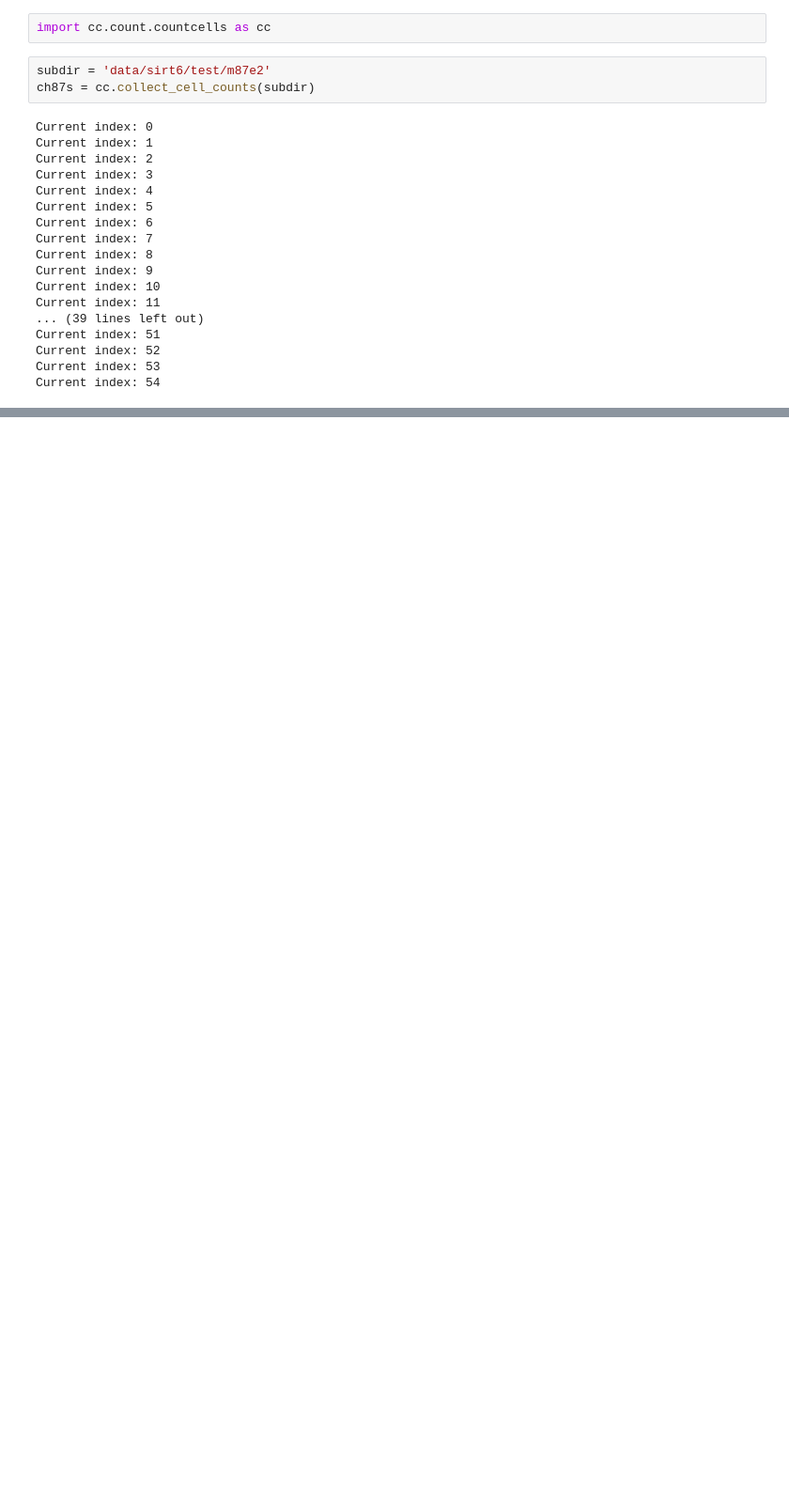
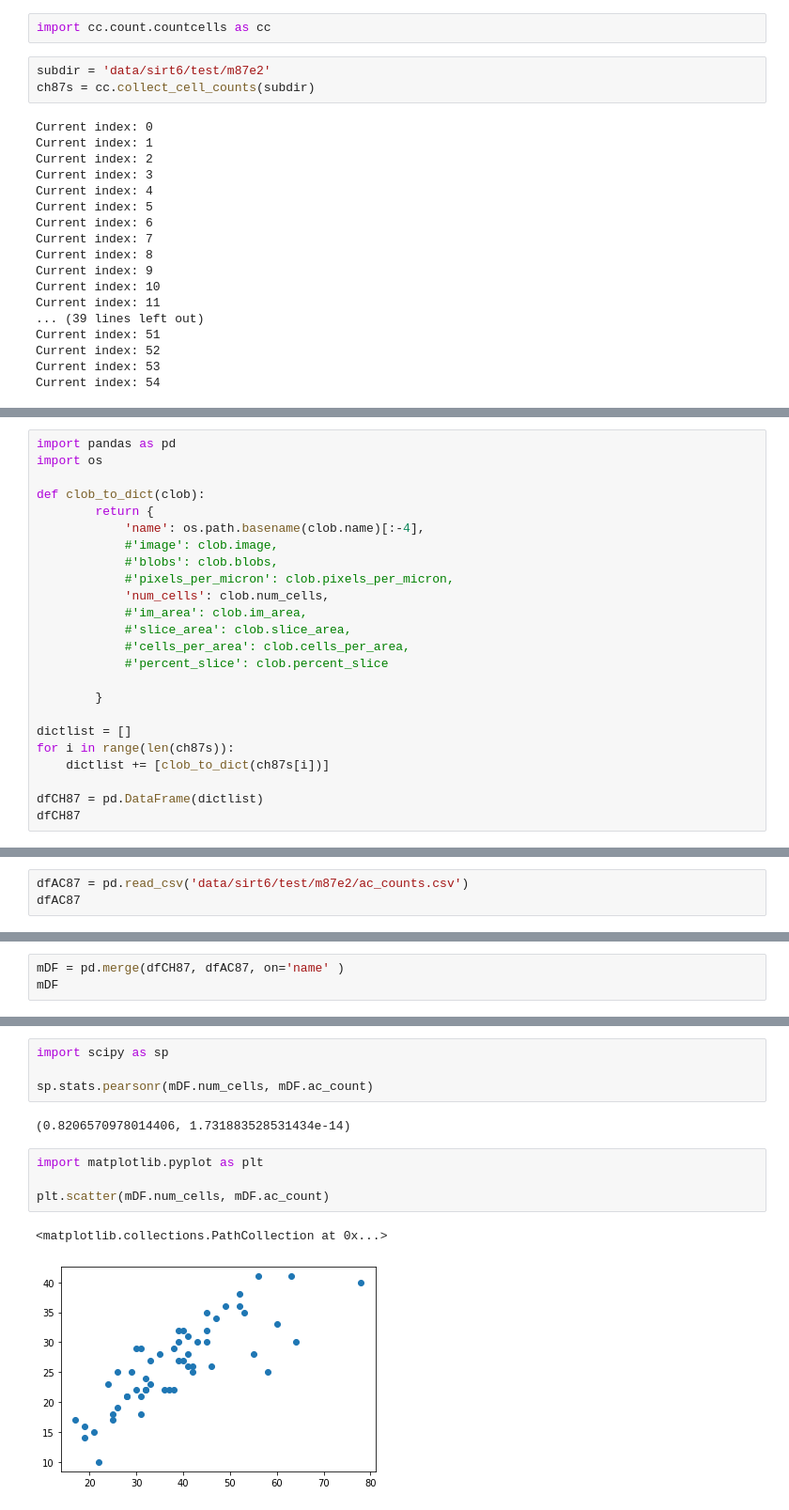
Before and after one commit to CamHolman/cell_counting, a Jupyter notebook: notebooks/testing/20191217_CMH_test_compare_AC_subset.ipynb, the cells around one changed output, grey strips where cells are left out. Shown at 94% size. Cells and saved outputs as stored; diff of their text form; blank space fills up the shorter version.

Commit message:
Adding training model to interate through LOG parameters, adding notebooks to comapre to AC manual counts

```diff
--- a/notebooks/testing/20191217_CMH_test_compare_AC_subset.ipynb
+++ b/notebooks/testing/20191217_CMH_test_compare_AC_subset.ipynb
@@ -26,0 +24,24 @@ dfch =
+# %%
+import pandas as pd
+import os
+
+def clob_to_dict(clob):
+        return {
+            'name': os.path.basename(clob.name)[:-4],
+            #'image': clob.image,
+            #'blobs': clob.blobs,
+            #'pixels_per_micron': clob.pixels_per_micron,
+            'num_cells': clob.num_cells,
+            #'im_area': clob.im_area,
+            #'slice_area': clob.slice_area,
+            #'cells_per_area': clob.cells_per_area,
+            #'percent_slice': clob.percent_slice
+
+        }
+
+dictlist = []
+for i in range(len(ch87s)):
+    dictlist += [clob_to_dict(ch87s[i])]
+
+dfCH87 = pd.DataFrame(dictlist)
+dfCH87
@@ -26,0 +66,3 @@ dfch =
+# %%
+dfAC87 = pd.read_csv('data/sirt6/test/m87e2/ac_counts.csv')
+dfAC87
@@ -26,0 +87,3 @@ dfch =
+# %%
+mDF = pd.merge(dfCH87, dfAC87, on='name' )
+mDF
@@ -26,0 +108,13 @@ dfch =
+# %%
+import scipy as sp
+
+sp.stats.pearsonr(mDF.num_cells, mDF.ac_count)
+# %% [output]
+(0.8206570978014406, 1.731883528531434e-14)
+# %%
+import matplotlib.pyplot as plt
+
+plt.scatter(mDF.num_cells, mDF.ac_count)
+# %% [output]
+<matplotlib.collections.PathCollection at 0x...>
+[figure, added]
```
Also changed, not shown: parts of 18 cells of this notebook, 5 other files.
